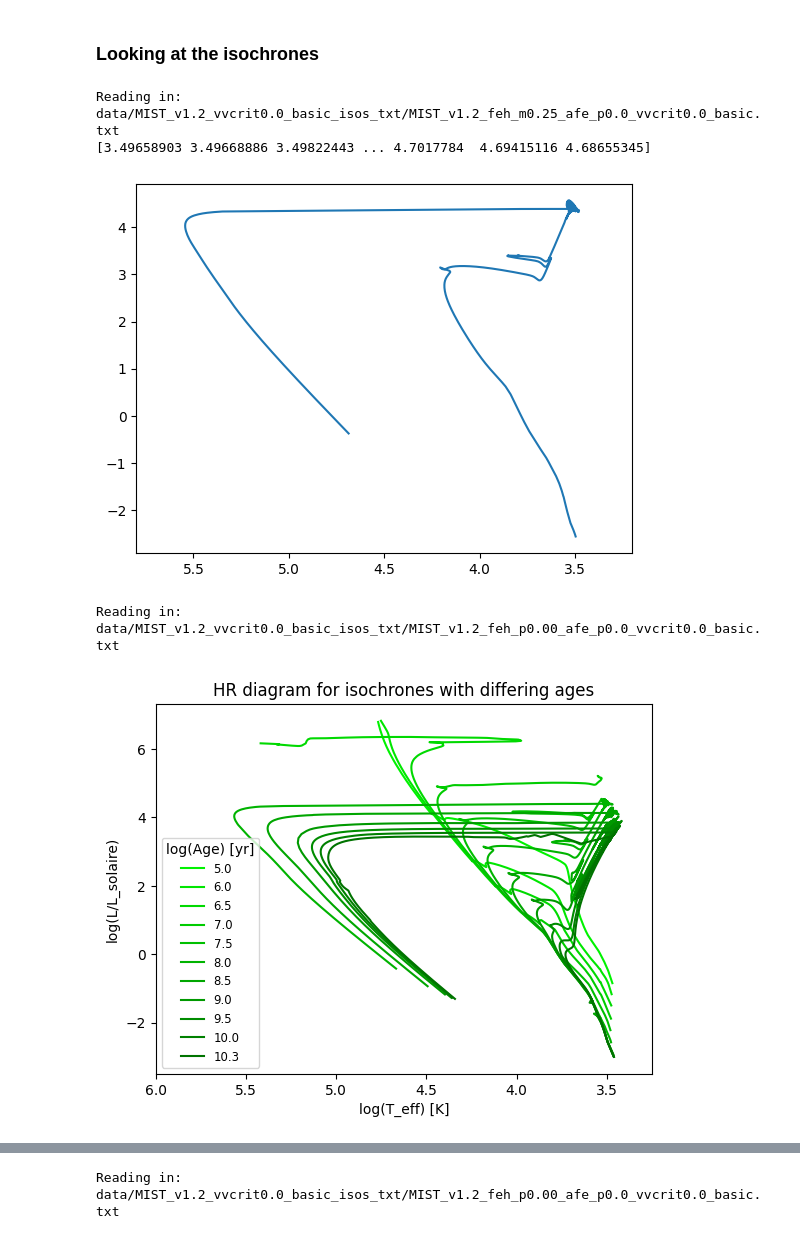
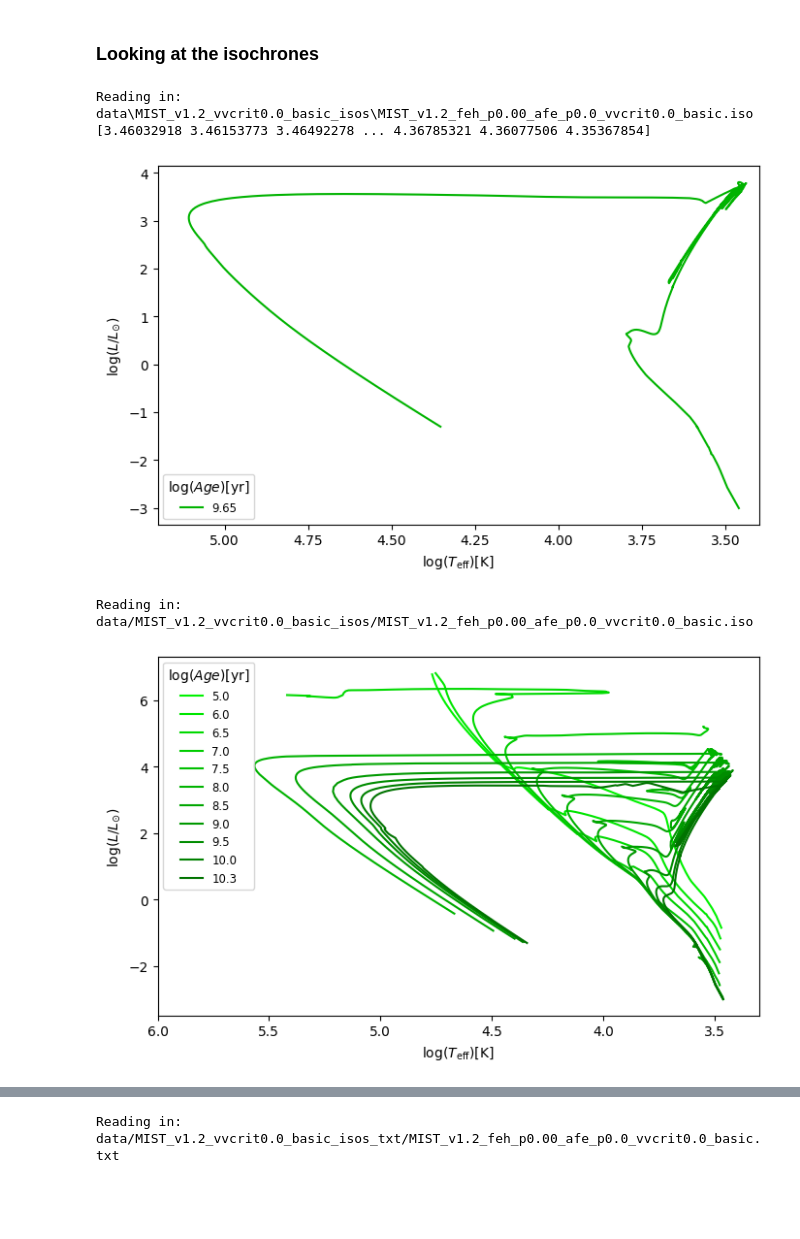
Before and after one commit to anpirott/thesis, a Jupyter notebook: data_exploration.ipynb, the cells around one changed output, grey strips where cells are left out. Saved outputs shown, nothing was run; the diff lists cells and outputs as text; code cells hidden in the pictures; blank space fills up the shorter version.

Commit message:
changed plots acording to the received feedback

```diff
--- a/data_exploration.ipynb
+++ b/data_exploration.ipynb
@@ -5,6 +5,8 @@ import numpy as np
 import astropy as ap
 import pandas as pd
 import matplotlib.pyplot as plt
+plt.rcParams["figure.figsize"] = (8,4.8) # (6.4, 4.8) est la taille par défaut
+# plt.rcParams["figure.figsize"] = plt.rcParamsDefault["figure.figsize"] # pour remmettre la taille par défaut
 import seaborn as sns
 import copy
 import sys
@@ -66,24 +68,39 @@ infos = iso_test.read_iso_file()
 Reading in: data/MIST_v1.2_vvcrit0.0_basic_isos_txt/MIST_v1.2_feh_p0.50_afe_p0.0_vvcrit0.0_basic.txt
 # %% [markdown]
 ### Looking at the isochrones
+# %%
+xlabel_HR_Kiel = "$\log(T_{\mathrm{eff}}) [\mathrm{K}]$"
+
+ylabel_HR = "$\log(L/L_{\odot})$"
+
+ylabel_Kiel = "$\log(g) [\mathrm{cm/s^2}]$"
+
+legend_title_age = "$\log(Age) [\mathrm{yr}]$"
+legend_title_phase = "Phases"
 # %%
-iso = read_mist_models.ISO('data/MIST_v1.2_vvcrit0.0_basic_isos_txt/MIST_v1.2_feh_m0.25_afe_p0.0_vvcrit0.0_basic.txt')
+iso = read_mist_models.ISO("data\MIST_v1.2_vvcrit0.0_basic_isos\MIST_v1.2_feh_p0.00_afe_p0.0_vvcrit0.0_basic.iso")
 
-age_ind = iso.age_index(8.0)
+age_ind = iso.age_index(9.65)
 
 logTeff = iso.isos[age_ind]['log_Teff']
 print(logTeff)
 
 logL = iso.isos[age_ind]['log_L']
 
-plt.xlim(5.8, 3.2)
-plt.plot(logTeff, logL)
+plt.plot(logTeff, logL, c = (0, 0.7, 0), label="9.65")
+
+plt.xlim(5.2, 3.4)
+plt.xlabel(xlabel_HR_Kiel)
+plt.ylabel(ylabel_HR)
+plt.legend(title=legend_title_age, fontsize="small")
+# plt.title("HR diagram of an isochrone with the same age as the sun")
+# plt.savefig("C:/Users/antoi/Code/unif/MA2/Thèse/img/mes_images/HR_isochrone_sun.pdf", format="pdf")
 
 plt.show()
 # %% [output]
-Reading in: data/MIST_v1.2_vvcrit0.0_basic_isos_txt/MIST_v1.2_feh_m0.25_afe_p0.0_vvcrit0.0_basic.txt
-[3.49658903 3.49668886 3.49822443 ... 4.7017784  4.69415116 4.68655345]
+Reading in: data\MIST_v1.2_vvcrit0.0_basic_isos\MIST_v1.2_feh_p0.00_afe_p0.0_vvcrit0.0_basic.iso
+[3.46032918 3.46153773 3.46492278 ... 4.36785321 4.36077506 4.35367854]
-[figure, old version]
+[figure, new version]
 # %%
 # V1 sans pandas
 
@@ -107,15 +124,17 @@ for i, age in enumerate(ages):
                                                1-colors[i], # 0.5-colors[i] if 0.5-colors[i]>0 else 0,
                                                0))
 
-plt.xlim(6, 3.25)
-plt.xlabel("log(T_eff) [K]")
-plt.ylabel("log(L/L_solaire)")
-plt.legend(title="log(Age) [yr]", fontsize="small")
-plt.title("HR diagram for isochrones with differing ages")
+plt.xlim(6, 3.3)
+plt.xlabel(xlabel_HR_Kiel)
+plt.ylabel(ylabel_HR)
+plt.legend(title=legend_title_age, fontsize="small")
+# plt.title("HR diagram for isochrones with differing ages")
+plt.savefig("C:/Users/antoi/Code/unif/MA2/Thèse/img/mes_images/HR_isochrone_ages.pdf", format="pdf")
+
 plt.show()
 # %% [output]
-Reading in: data/MIST_v1.2_vvcrit0.0_basic_isos_txt/MIST_v1.2_feh_p0.00_afe_p0.0_vvcrit0.0_basic.txt
+Reading in: data/MIST_v1.2_vvcrit0.0_basic_isos/MIST_v1.2_feh_p0.00_afe_p0.0_vvcrit0.0_basic.iso
-[figure, old version]
+[figure, new version]
 # %%
 iso = read_mist_models.ISO('data/MIST_v1.2_vvcrit0.0_basic_isos/MIST_v1.2_feh_p0.00_afe_p0.0_vvcrit0.0_basic.iso')
 
```
Also changed, not shown: parts of 18 cells of this notebook, 7 other files.
